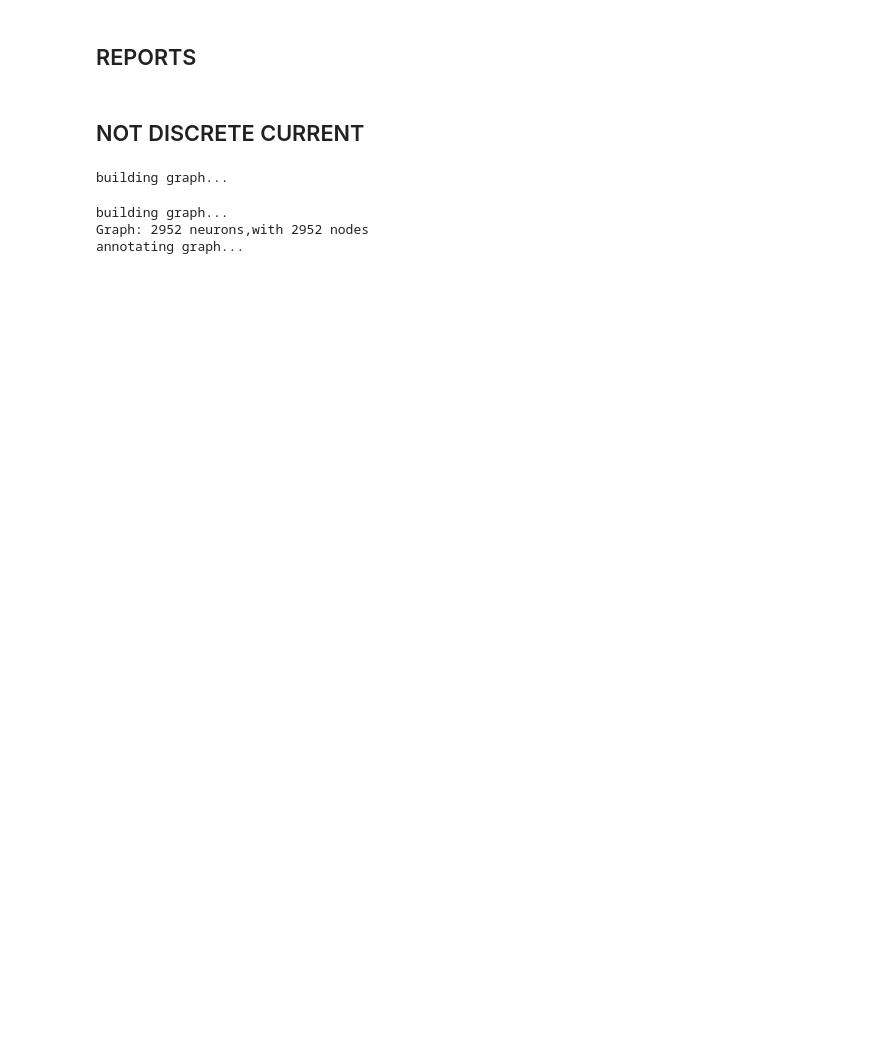
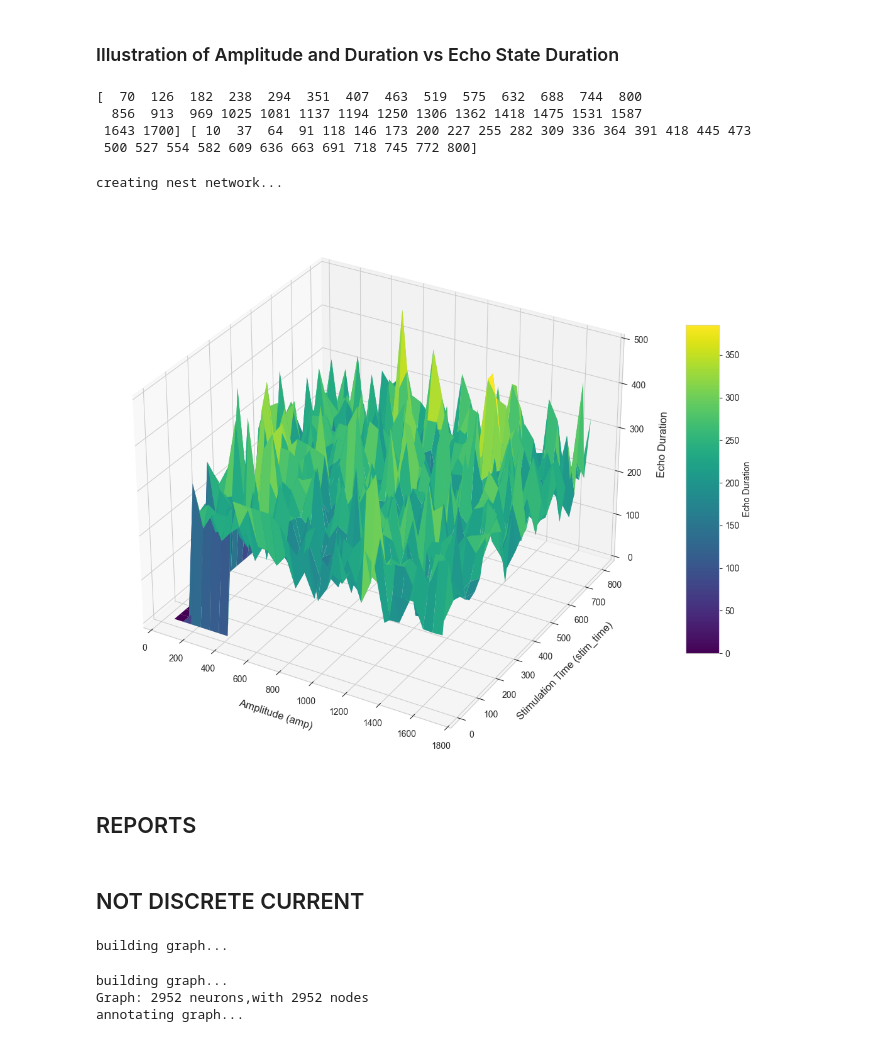
Before and after one commit to Leon-Parepko/Drosophila-Larvae-Simulation, a Jupyter notebook: Adema/nest.ipynb, the cells around one changed output. Drawn from its saved outputs; the diff is of its cells as text; code cells hidden in the pictures; blank space fills up the shorter version.

```diff
--- a/Adema/nest.ipynb
+++ b/Adema/nest.ipynb
@@ -272,3 +436,66 @@ echo_duration(events['times'], stim_stop=150, sim_time=150+1000)
+# %% [markdown]
+### Illustration of Amplitude and Duration vs Echo State Duration
+# %%
+amps = np.linspace(70, 1700, num=30).astype(int)
+stim_times = np.linspace(10, 800, num=30).astype(int)
+print(amps, stim_times)
+# %% [output]
+[  70  126  182  238  294  351  407  463  519  575  632  688  744  800
+  856  913  969 1025 1081 1137 1194 1250 1306 1362 1418 1475 1531 1587
+ 1643 1700] [ 10  37  64  91 118 146 173 200 227 255 282 309 336 364 391 418 445 473
+ 500 527 554 582 609 636 663 691 718 745 772 800]
+# %%
+import csv
+echo_durs = {}
+
+with open('echo_amp_stim_6_3.csv', mode='w', newline='') as csvfile:
+    writer = csv.writer(csvfile)
+    writer.writerow(['amp', 'stim_time', 'echo_duration'])
+    for amp in amps:
+        for stim_time in stim_times:
+            stim_start = 50
+            events, neurons, node_index = run_experiment(G=G, stim_start=stim_start, stim_stop=stim_start+stim_time, tail=50000, generator_amp=amp, BASE_W=6.3, DELAY=2.5)
+            echo_duration = echo_duration_total(events['times'], stim_stop=stim_start+stim_time)
+            echo_durs[amp, stim_time] = echo_duration
+            writer.writerow([amp, stim_time, echo_duration])
+            csvfile.flush()
+# %% [output]
+creating nest network...
+# %%
+# 3D graph construction
+amps = sorted(list(set(key[0] for key in echo_durs.keys())))
+stim_times = sorted(list(set(key[1] for key in echo_durs.keys())))
+
+amp_to_idx = {amp: i for i, amp in enumerate(amps)}
+stim_to_idx = {stim: i for i, stim in enumerate(stim_times)}
+
+Z_grid = np.full((len(amps), len(stim_times)), np.nan)
+
+for (amp, stim_time), echo_duration in echo_durs.items():
+    i = amp_to_idx[amp]
+    j = stim_to_idx[stim_time]
+    Z_grid[i, j] = echo_duration
+
+X_grid, Y_grid = np.meshgrid(stim_times, amps)
+
+fig = plt.figure(figsize=(12, 9))
+ax = fig.add_subplot(111, projection='3d')
+
+surf = ax.plot_surface(Y_grid, X_grid, Z_grid, cmap='viridis', edgecolor='none')
+
+
+ax.set_xlabel('Amplitude (amp)', fontsize=12, labelpad=10)
+ax.set_ylabel('Stimulation Time (stim_time)', fontsize=12, labelpad=10)
+ax.set_zlabel('Echo Duration', fontsize=12, labelpad=10)
+
+fig.colorbar(surf, shrink=0.6, aspect=10, label='Echo Duration')
+
+fig.tight_layout()
+
+plt.savefig('echo_duration_3d_plot.png')
+plt.show()
+# %% [output]
+[figure, added]
 # %% [markdown]
 ## REPORTS
 # %%
```
Also changed, not shown: parts of 38 cells of this notebook, 2 other files.
